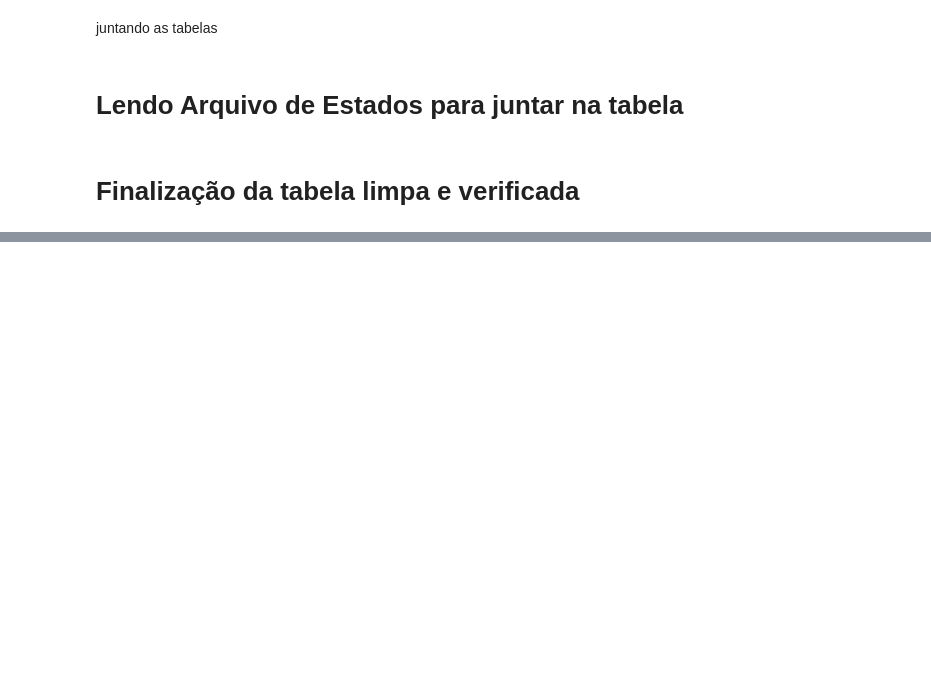
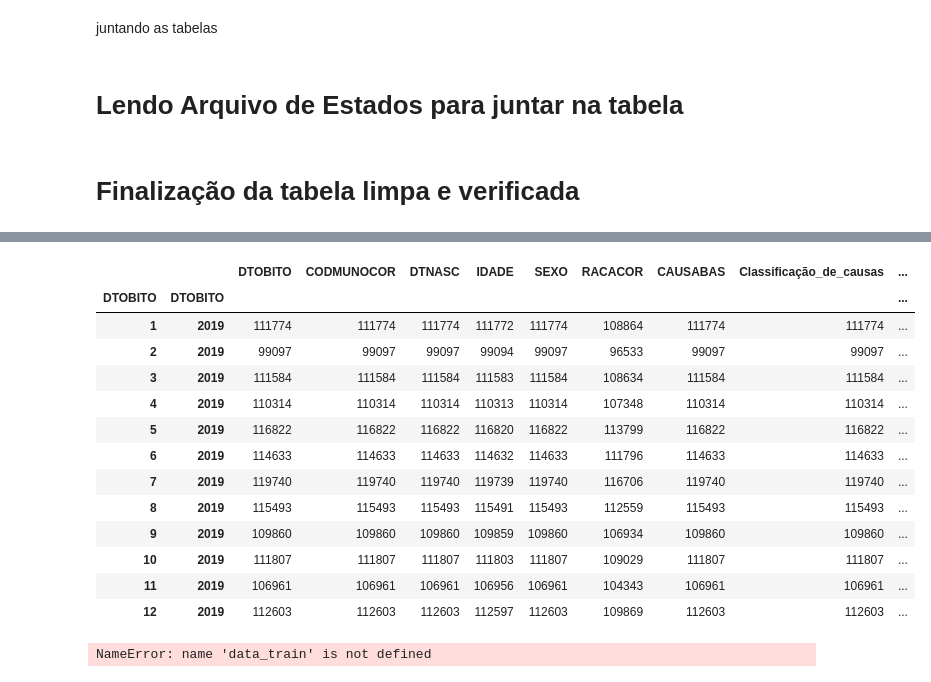
Before and after one commit to LYGuenka/Projeto-Final, a Jupyter notebook: Organização de dados.ipynb, the cells around one changed output, grey strips where cells are left out. Saved outputs shown, nothing was run; the diff lists cells and outputs as text; code cells hidden in the pictures; blank space fills up the shorter version.

```diff
--- a/Organização de dados.ipynb
+++ b/Organização de dados.ipynb
@@ -89,7 +157,7 @@ Arrumando a coluna de Causas e classificando cada uma das siglas
 # %%
 Mortalidade_2019['CAUSABAS'] = Mortalidade_2019['CAUSABAS'].apply(lambda x: f'{x[0:3]}')
 # %%
-Mortalidade_2019['Classificação de causas'] = Mortalidade_2019['CAUSABAS']
+Mortalidade_2019['Classificação_de_causas'] = Mortalidade_2019['CAUSABAS']
 # %% [markdown]
 Classificação de causas (coluna CAUSABAS)
 
@@ -109,11 +177,11 @@ Classificação de causas (coluna CAUSABAS)
 
     - Z00 ~     --> doenças
 # %%
-Mortalidade_2019['Classificação de causas'] = Mortalidade_2019['Classificação de causas'].str.replace('[A-E].*', 'Doença')
-Mortalidade_2019['Classificação de causas'] = Mortalidade_2019['Classificação de causas'].str.replace('F.*', 'Transtornos Mentais')
-Mortalidade_2019['Classificação de causas'] = Mortalidade_2019['Classificação de causas'].str.replace('[G-N].*', 'Doença')
-Mortalidade_2019['Classificação de causas'] = Mortalidade_2019['Classificação de causas'].str.replace('[O-Q].*', 'problemas na gestão/Parto e malformações')
-Mortalidade_2019['Classificação de causas'] = Mortalidade_2019['Classificação de causas'].str.replace('R.*', 'Doença')
-Mortalidade_2019['Classificação de causas'] = Mortalidade_2019['Classificação de causas'].str.replace('[S-T].*', 'Consequências de causas externas (lesões/ traumatismos)')
-Mortalidade_2019['Classificação de causas'] = Mortalidade_2019['Classificação de causas'].str.replace('[U-Y].*', 'Causas externas de morbidade e de mortalidade (acidente/agressao)')
-Mortalidade_2019['Classificação de causas'] = Mortalidade_2019['Classificação de causas'].str.replace('Z.*', 'Doença')
+Mortalidade_2019['Classificação_de_causas'] = Mortalidade_2019['Classificação_de_causas'].str.replace('[A-E].*', 'Doença')
+Mortalidade_2019['Classificação_de_causas'] = Mortalidade_2019['Classificação_de_causas'].str.replace('F.*', 'Transtornos Mentais')
+Mortalidade_2019['Classificação_de_causas'] = Mortalidade_2019['Classificação_de_causas'].str.replace('[G-N].*', 'Doença')
+Mortalidade_2019['Classificação_de_causas'] = Mortalidade_2019['Classificação_de_causas'].str.replace('[O-Q].*', 'problemas na gestão/Parto e malformações')
+Mortalidade_2019['Classificação_de_causas'] = Mortalidade_2019['Classificação_de_causas'].str.replace('R.*', 'Doença')
+Mortalidade_2019['Classificação_de_causas'] = Mortalidade_2019['Classificação_de_causas'].str.replace('[S-T].*', 'Consequências de causas externas (lesões/ traumatismos)')
+Mortalidade_2019['Classificação_de_causas'] = Mortalidade_2019['Classificação_de_causas'].str.replace('[U-Y].*', 'Causas externas de morbidade e de mortalidade (acidente/agressao)')
+Mortalidade_2019['Classificação_de_causas'] = Mortalidade_2019['Classificação_de_causas'].str.replace('Z.*', 'Doença')
@@ -176,5 +206,5 @@ COD_UF = pd.read_excel(r'C:\Projeto Final\data\Tabela Estados IBGE.xlsx')
 # %%
 Mortalidade_Estado_2019 = pd.merge(Mortalidade_Municípios_2019, COD_UF, left_on = 'UF', right_on ='Código da UF')
 # %%
-Mortalidade_Estado_2019 = Mortalidade_Estado_2019.loc[:, ['DTOBITO', 'CODMUNOCOR', 'DTNASC', 'IDADE', 'SEXO', 'RACACOR', 'CAUSABAS', 'Classificação de causas', 'Estado']]
+Mortalidade_Estado_2019 = Mortalidade_Estado_2019.loc[:, ['DTOBITO', 'CODMUNOCOR', 'DTNASC', 'IDADE', 'SEXO', 'RACACOR', 'CAUSABAS', 'Classificação_de_causas', 'Código da UF', 'Estado']]
 # %%
@@ -181,0 +239,21 @@ Mortalidade_Estado_2019.to_csv(r'C:\Projeto Final\data\Mortalidade_Estado_2019.c
+# %%
+Mortalidade_Estado_2019.groupby(by = [Mortalidade_Estado_2019['DTOBITO'].dt.month, Mortalidade_Estado_2019['DTOBITO'].dt.year]).count()
+# %% [output]
+|  |  | DTOBITO | CODMUNOCOR | DTNASC | IDADE | SEXO | RACACOR | CAUSABAS | Classificação_de_causas | ... |
+| DTOBITO | DTOBITO |  |  |  |  |  |  |  |  | ... |
+| 1 | 2019 | 111774 | 111774 | 111774 | 111772 | 111774 | 108864 | 111774 | 111774 | ... |
+| 2 | 2019 | 99097 | 99097 | 99097 | 99094 | 99097 | 96533 | 99097 | 99097 | ... |
+| 3 | 2019 | 111584 | 111584 | 111584 | 111583 | 111584 | 108634 | 111584 | 111584 | ... |
+| 4 | 2019 | 110314 | 110314 | 110314 | 110313 | 110314 | 107348 | 110314 | 110314 | ... |
+| 5 | 2019 | 116822 | 116822 | 116822 | 116820 | 116822 | 113799 | 116822 | 116822 | ... |
+| 6 | 2019 | 114633 | 114633 | 114633 | 114632 | 114633 | 111796 | 114633 | 114633 | ... |
+| 7 | 2019 | 119740 | 119740 | 119740 | 119739 | 119740 | 116706 | 119740 | 119740 | ... |
+| 8 | 2019 | 115493 | 115493 | 115493 | 115491 | 115493 | 112559 | 115493 | 115493 | ... |
+| 9 | 2019 | 109860 | 109860 | 109860 | 109859 | 109860 | 106934 | 109860 | 109860 | ... |
+| 10 | 2019 | 111807 | 111807 | 111807 | 111803 | 111807 | 109029 | 111807 | 111807 | ... |
+| 11 | 2019 | 106961 | 106961 | 106961 | 106956 | 106961 | 104343 | 106961 | 106961 | ... |
+| 12 | 2019 | 112603 | 112603 | 112603 | 112597 | 112603 | 109869 | 112603 | 112603 | ... |
+# %%
+classification = setup(data = Mortalidade_Estado_2019, target = 'Classificação de causas', session_id=42, normalize = True, transformation = True)
+# %% [output]
+NameError: name 'data_train' is not defined
```
Also changed, not shown: parts of 16 cells of this notebook, 1 other file.
